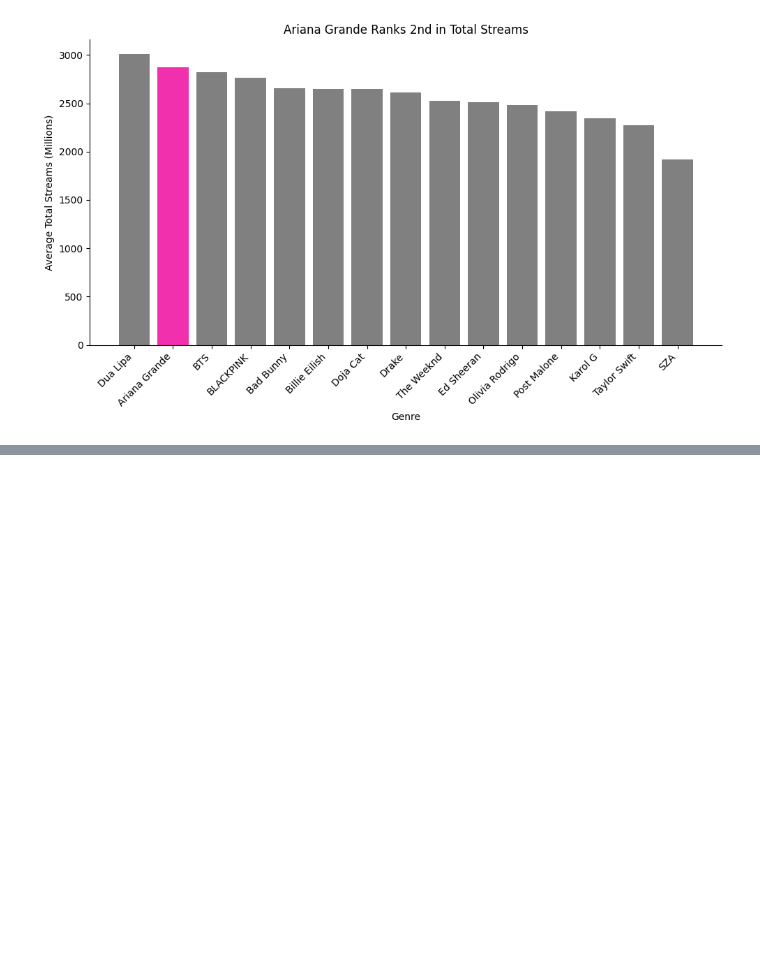
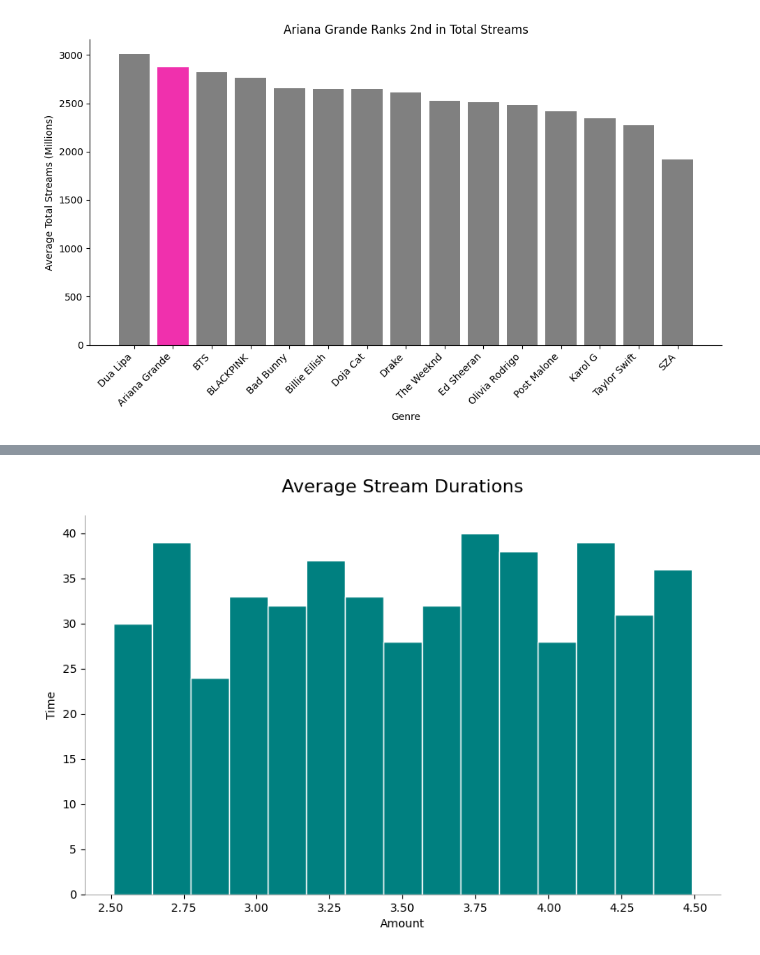
Before and after one commit to laurenmsapp1/learning_plots_laurensapp, a Jupyter notebook: notebooks/visualization.ipynb, the cells around one changed output, grey strips where cells are left out. Saved outputs shown, nothing was run; the diff lists cells and outputs as text; code cells hidden in the pictures; blank space fills up the shorter version.

```diff
--- a/notebooks/visualization.ipynb
+++ b/notebooks/visualization.ipynb
@@ -165,0 +271,23 @@ Name: Total Streams (Millions), dtype: float64
+# %%
+plt.figure(figsize=(10, 6))
+plt.hist(spotify_df["Avg Stream Duration (Min)"],
+         bins=15,
+         color = "teal",
+         edgecolor = "white"
+         )
+
+plt.xlabel("Amount")
+plt.ylabel("Time")
+plt.title("Average Stream Durations", fontsize=16, pad=20)
+
+ax = plt.gca()  # Correct way to get the current axes
+for spine in ax.spines.values():
+    spine.set_linewidth(0.5)
+    spine.set_alpha(0.5)
+
+ax.spines['top'].set_visible(False)
+ax.spines['right'].set_visible(False)
+
+plt.show()
+# %% [output]
+[figure, added]
```
Also changed, not shown: parts of 11 cells of this notebook, 2 other files.
